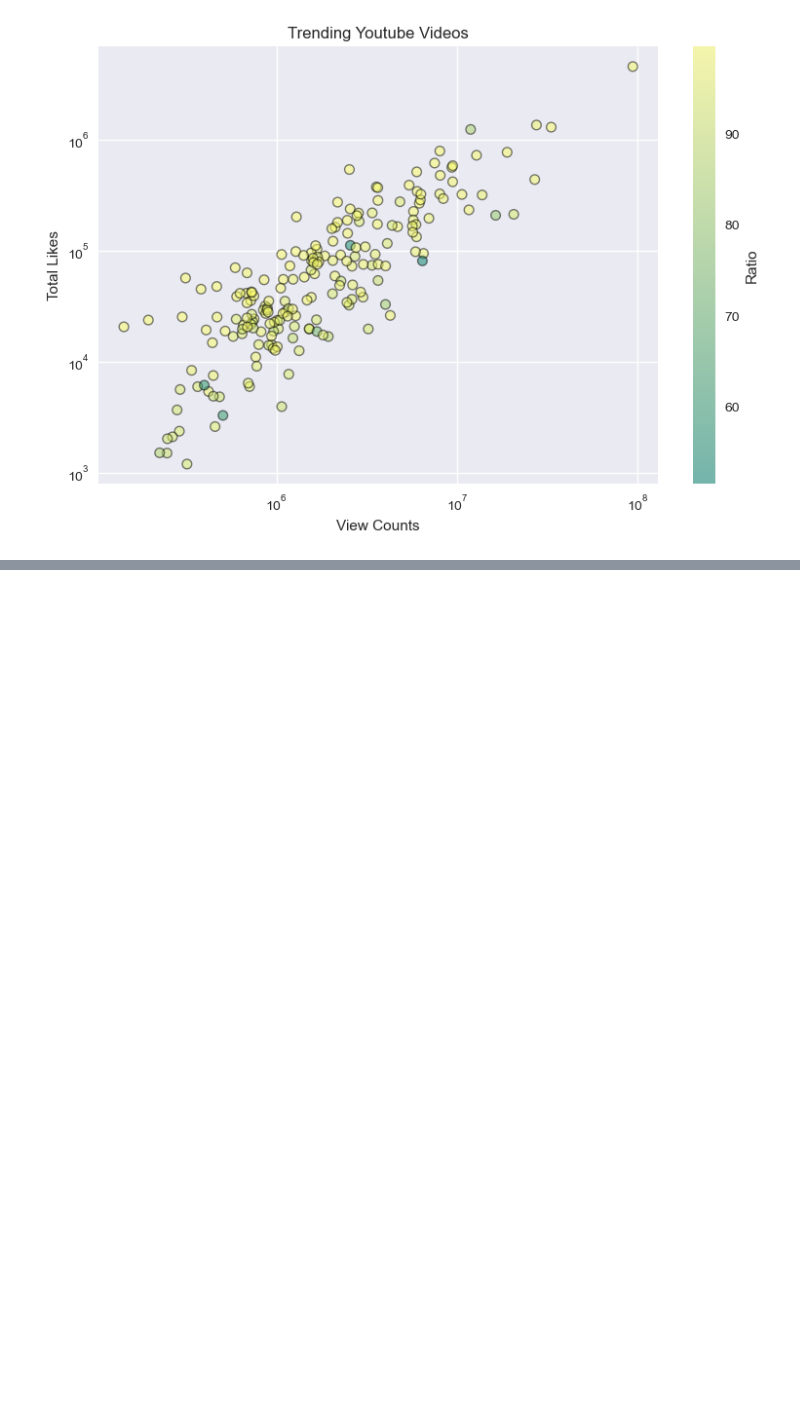
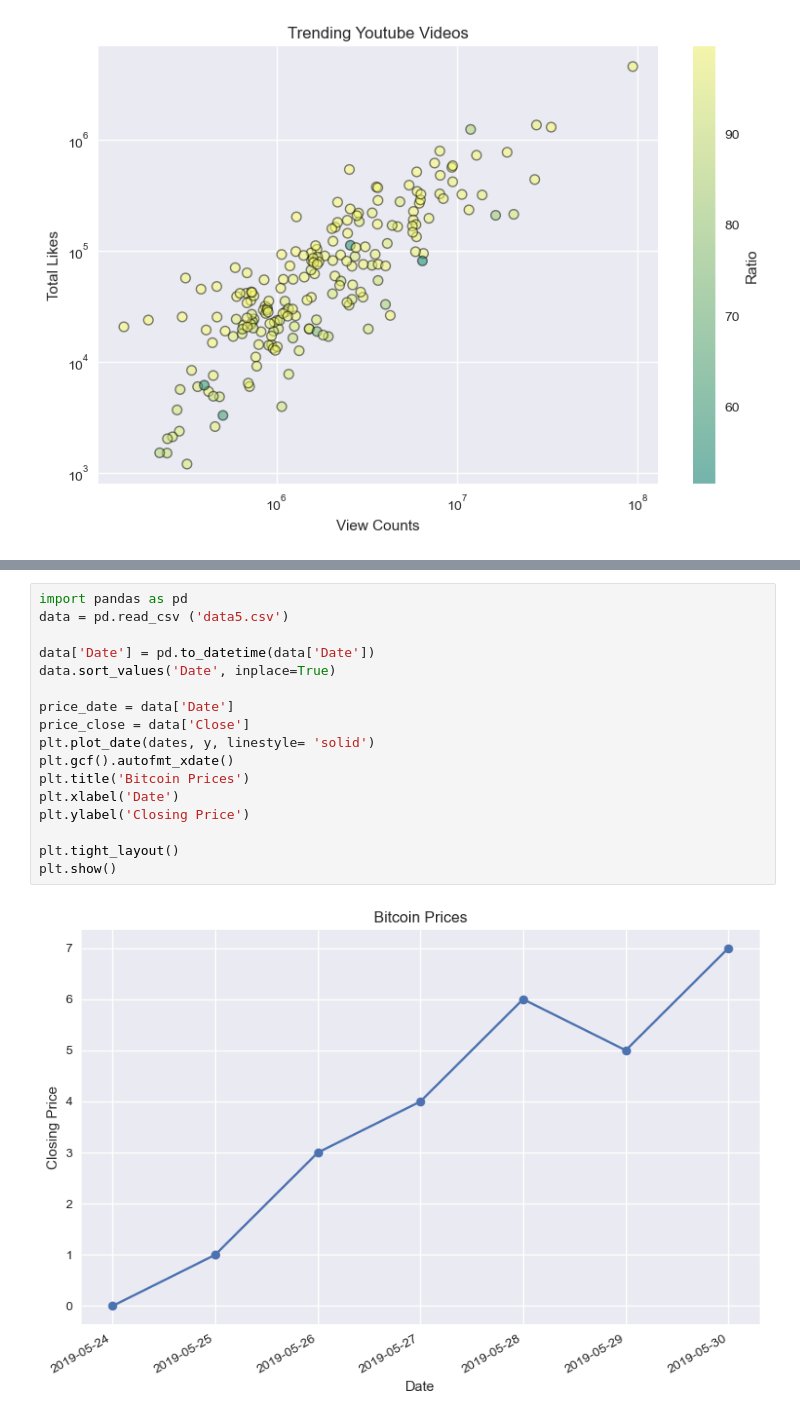
Before and after one commit to raovarun91/visualisations, a Jupyter notebook: Samples-Matplotlib.ipynb, the cells around one changed output, grey strips where cells are left out. Drawn from its saved outputs; the diff is of its cells as text; blank space fills up the shorter version.

```diff
--- a/Samples-Matplotlib.ipynb
+++ b/Samples-Matplotlib.ipynb
@@ -568,0 +595,19 @@ plt.show()
+# %%
+import pandas as pd
+data = pd.read_csv ('data5.csv')
+
+data['Date'] = pd.to_datetime(data['Date'])
+data.sort_values('Date', inplace=True)
+
+price_date = data['Date']
+price_close = data['Close']
+plt.plot_date(dates, y, linestyle= 'solid')
+plt.gcf().autofmt_xdate()
+plt.title('Bitcoin Prices')
+plt.xlabel('Date')
+plt.ylabel('Closing Price')
+
+plt.tight_layout()
+plt.show()
+# %% [output]
+[figure, added]
```
Also changed, not shown: parts of 3 cells of this notebook, 2 other files.
